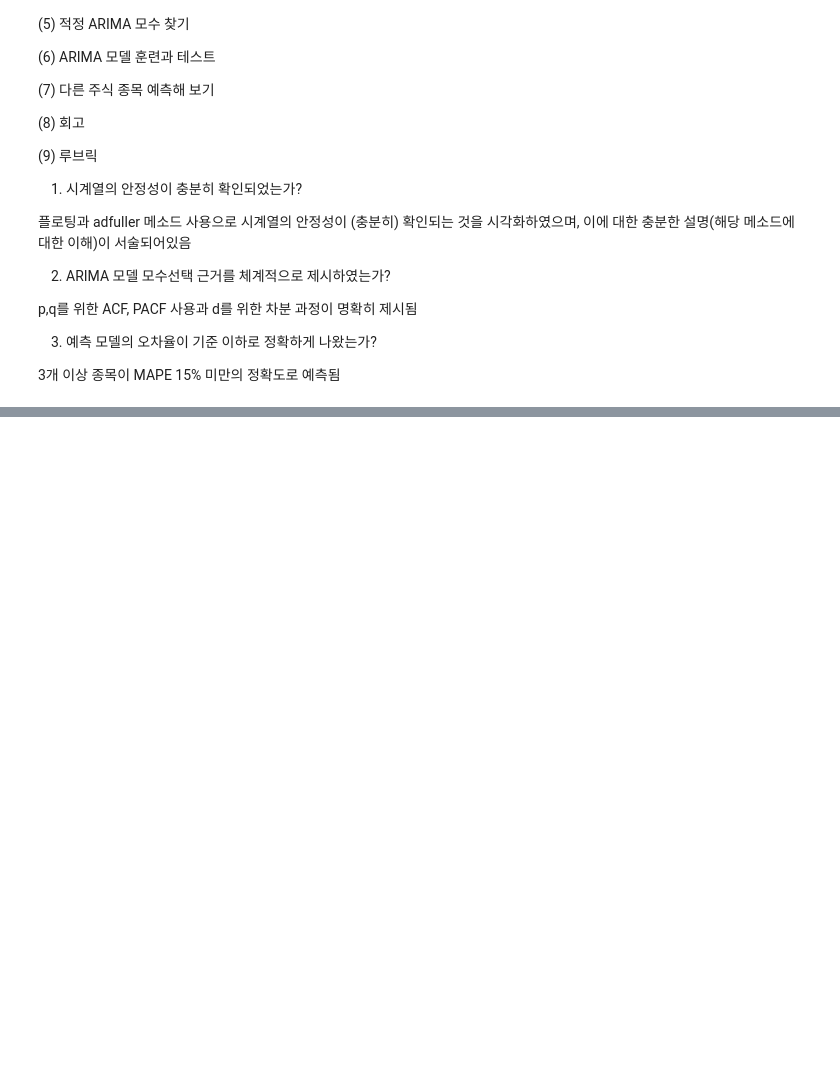
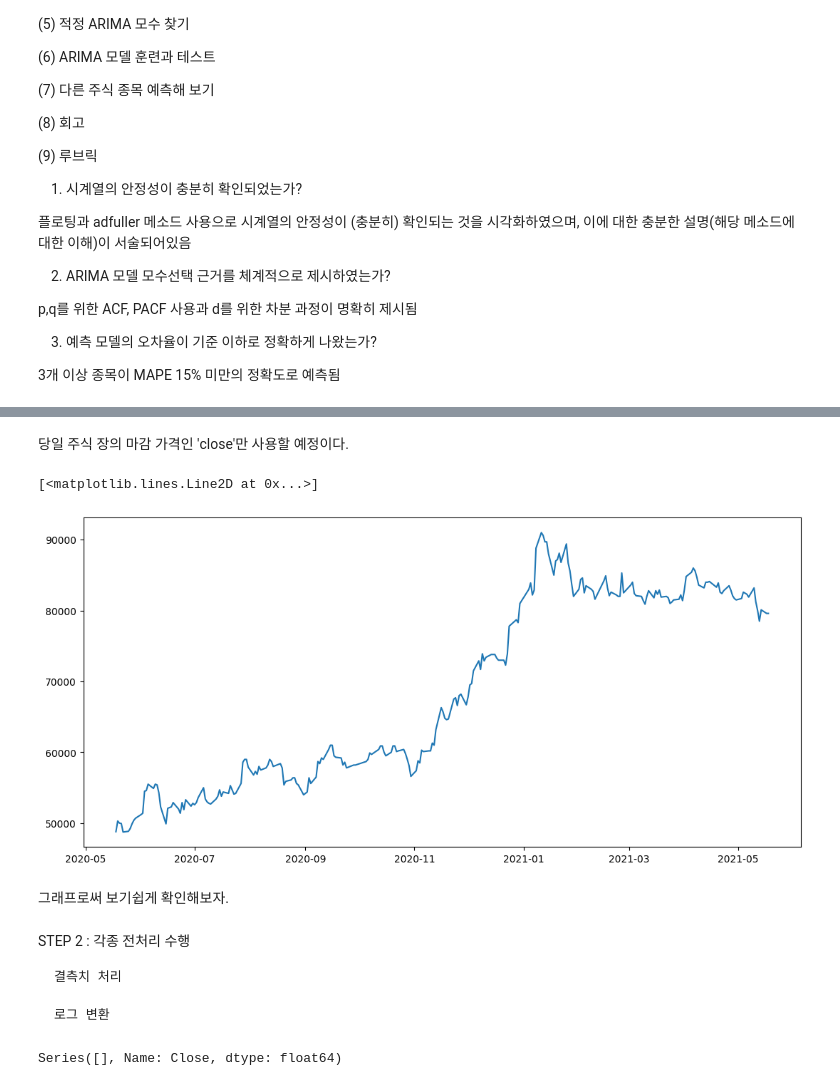
Before and after one commit to F100d4U/Exploration, a Jupyter notebook: [ep03]stock_cheat.ipynb, the cells around one changed output, grey strips where cells are left out. Saved outputs shown, nothing was run; the diff lists cells and outputs as text; code cells hidden in the pictures; blank space fills up the shorter version.

```diff
--- a/[ep03]stock_cheat.ipynb
+++ b/[ep03]stock_cheat.ipynb
@@ -144,0 +86,4 @@ plot_rolling_statistics(ts1, window=12)
+# %%
+ts = df['Close']
+print(type(ts))
+ts.head()
@@ -144,0 +99,24 @@ plot_rolling_statistics(ts1, window=12)
+# %% [markdown]
+당일 주식 장의 마감 가격인 'close'만 사용할 예정이다.
+# %%
+from matplotlib.pylab import rcParams
+rcParams['figure.figsize'] = 13, 6
+
+plt.plot(ts)
+# %% [output]
+[<matplotlib.lines.Line2D at 0x...>]
+[figure, added]
+# %% [markdown]
+그래프로써 보기쉽게 확인해보자.
+# %% [markdown]
+STEP 2 : 각종 전처리 수행
+
+    결측치 처리
+
+    로그 변환
+# %%
+##(2) 각종 전처리 수행##
+
+ts[ts.isna()]
+# %% [output]
+Series([], Name: Close, dtype: float64)
```
Also changed, not shown: parts of 38 cells of this notebook, 1 other file.
